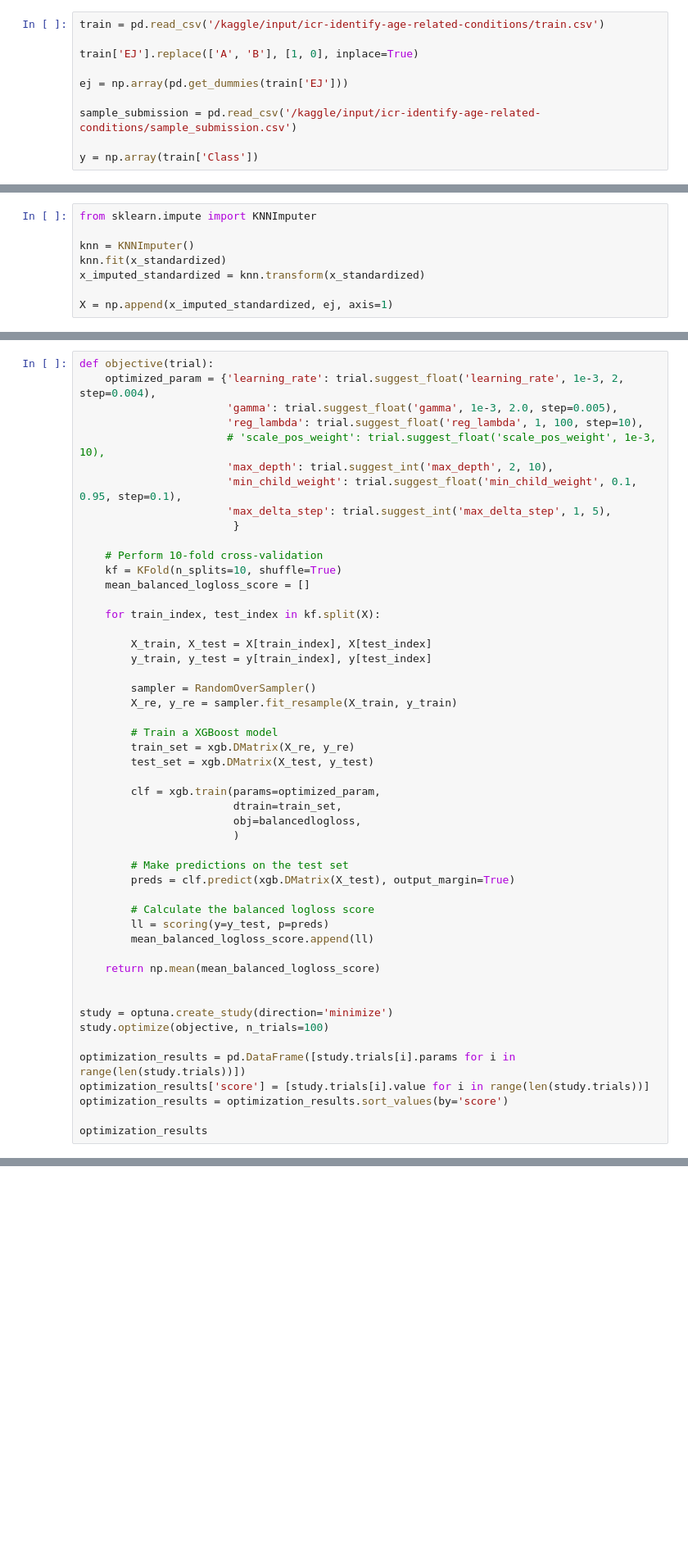
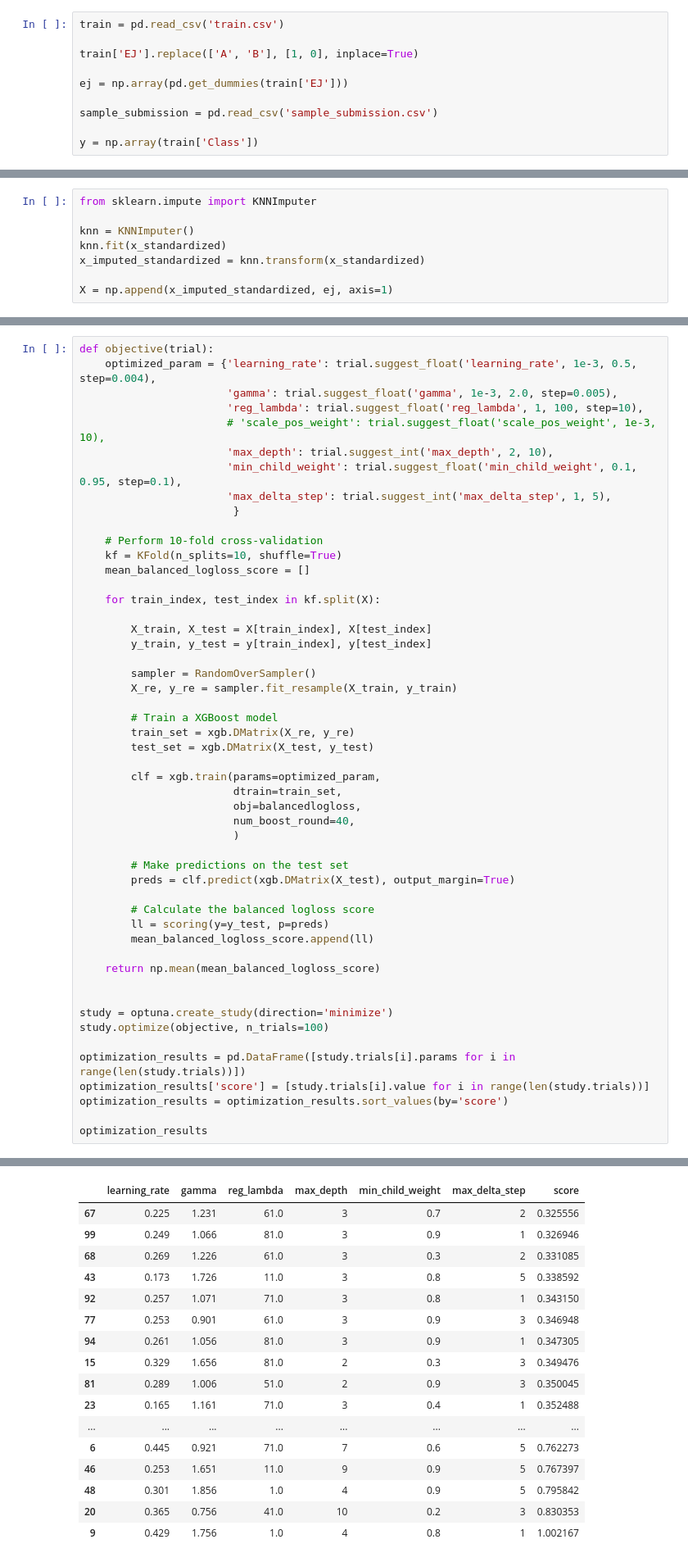
Before and after one commit to MaggieFungly/Kaggle-ICR-competition, a Jupyter notebook: XGBoost.ipynb, the cells around one changed output, grey strips where cells are left out. Shown at 82% size. Saved outputs shown, nothing was run; the diff lists cells and outputs as text; blank space fills up the shorter version.

```diff
--- a/XGBoost.ipynb
+++ b/XGBoost.ipynb
@@ -23,13 +20,13 @@ from typing import Tuple
 from scipy.special import expit
 import xgboost as xgb
 # %%
-train = pd.read_csv('/kaggle/input/icr-identify-age-related-conditions/train.csv')
+train = pd.read_csv('train.csv')
 
 train['EJ'].replace(['A', 'B'], [1, 0], inplace=True)
 
 ej = np.array(pd.get_dummies(train['EJ']))
 
-sample_submission = pd.read_csv('/kaggle/input/icr-identify-age-related-conditions/sample_submission.csv')
+sample_submission = pd.read_csv('sample_submission.csv')
 
 y = np.array(train['Class'])
 # %%
@@ -85,7 +82,7 @@ def balancedlogloss_eval(predt: np.ndarray, dtrain: xgb.DMatrix) -> Tuple[np.nda
     return 'balanced_logloss', (-1/n0*(sum((1-y)*np.log(1-p)))-1/n1*(sum(y*np.log(p))))/2
 # %%
 def objective(trial):
-    optimized_param = {'learning_rate': trial.suggest_float('learning_rate', 1e-3, 2, step=0.004),
+    optimized_param = {'learning_rate': trial.suggest_float('learning_rate', 1e-3, 0.5, step=0.004),
                        'gamma': trial.suggest_float('gamma', 1e-3, 2.0, step=0.005),
                        'reg_lambda': trial.suggest_float('reg_lambda', 1, 100, step=10),
                        # 'scale_pos_weight': trial.suggest_float('scale_pos_weight', 1e-3, 10),
@@ -113,6 +110,7 @@ def objective(trial):
         clf = xgb.train(params=optimized_param,
                         dtrain=train_set,
                         obj=balancedlogloss,
+                        num_boost_round=40,
                         )
 
         # Make predictions on the test set
@@ -133,3 +131,4 @@ optimization_results['score'] = [study.trials[i].value for i in range(len(study.
 optimization_results = optimization_results.sort_values(by='score')
 
 optimization_results
+# %% [output]
@@ -136,3 +152,20 @@ optimization_results
+|  | learning_rate | gamma | reg_lambda | max_depth | min_child_weight | max_delta_step | score |
+| 67 | 0.225 | 1.231 | 61.0 | 3 | 0.7 | 2 | 0.325556 |
+| 99 | 0.249 | 1.066 | 81.0 | 3 | 0.9 | 1 | 0.326946 |
+| 68 | 0.269 | 1.226 | 61.0 | 3 | 0.3 | 2 | 0.331085 |
+| 43 | 0.173 | 1.726 | 11.0 | 3 | 0.8 | 5 | 0.338592 |
+| 92 | 0.257 | 1.071 | 71.0 | 3 | 0.8 | 1 | 0.343150 |
+| 77 | 0.253 | 0.901 | 61.0 | 3 | 0.9 | 3 | 0.346948 |
+| 94 | 0.261 | 1.056 | 81.0 | 3 | 0.9 | 1 | 0.347305 |
+| 15 | 0.329 | 1.656 | 81.0 | 2 | 0.3 | 3 | 0.349476 |
+| 81 | 0.289 | 1.006 | 51.0 | 2 | 0.9 | 3 | 0.350045 |
+| 23 | 0.165 | 1.161 | 71.0 | 3 | 0.4 | 1 | 0.352488 |
+| ... | ... | ... | ... | ... | ... | ... | ... |
+| 6 | 0.445 | 0.921 | 71.0 | 7 | 0.6 | 5 | 0.762273 |
+| 46 | 0.253 | 1.651 | 11.0 | 9 | 0.9 | 5 | 0.767397 |
+| 48 | 0.301 | 1.856 | 1.0 | 4 | 0.9 | 5 | 0.795842 |
+| 20 | 0.365 | 0.756 | 41.0 | 10 | 0.2 | 3 | 0.830353 |
+| 9 | 0.429 | 1.756 | 1.0 | 4 | 0.8 | 1 | 1.002167 |
 # %%
 best_params = study.best_params
 best_params['disable_default_eval_metric'] = True
```
Also changed, not shown: parts of 4 cells of this notebook, 3 other files.
